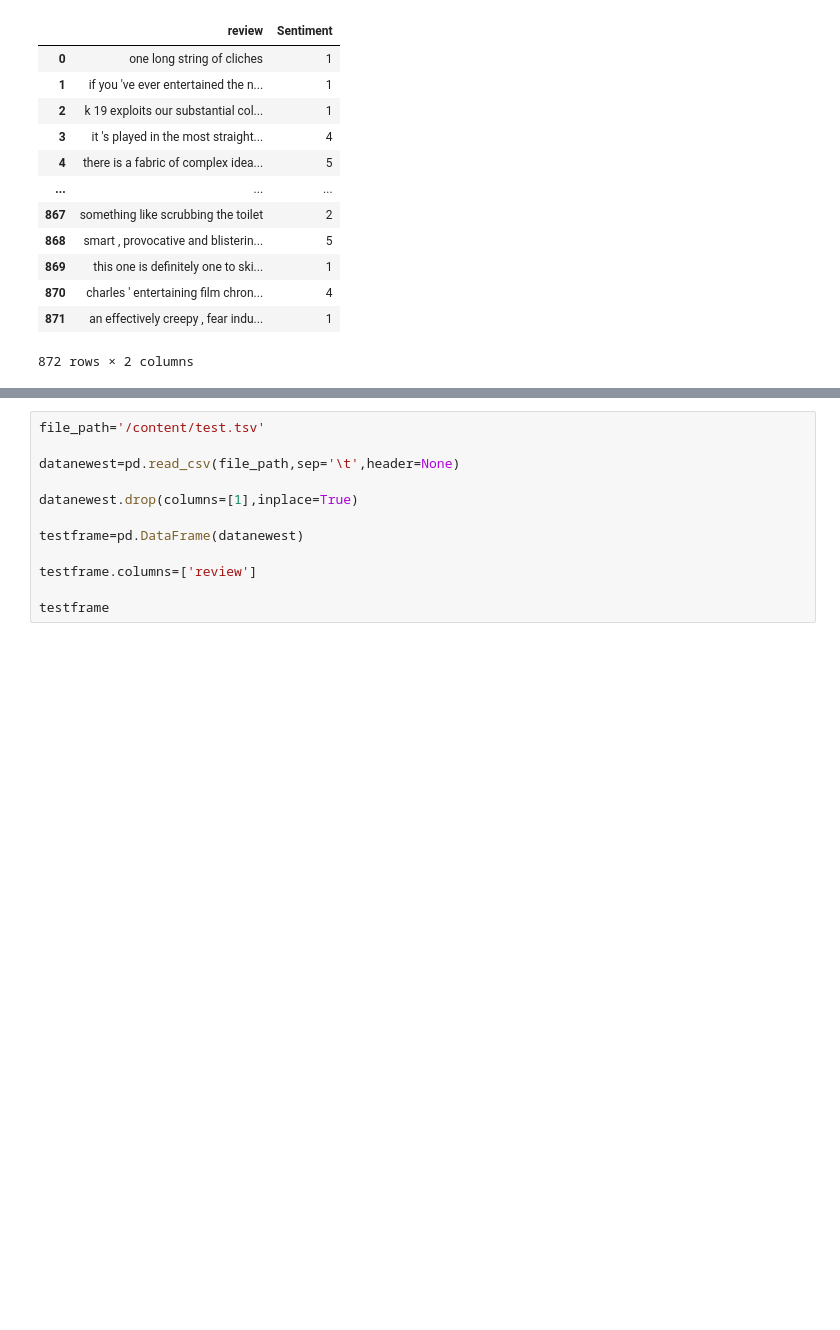
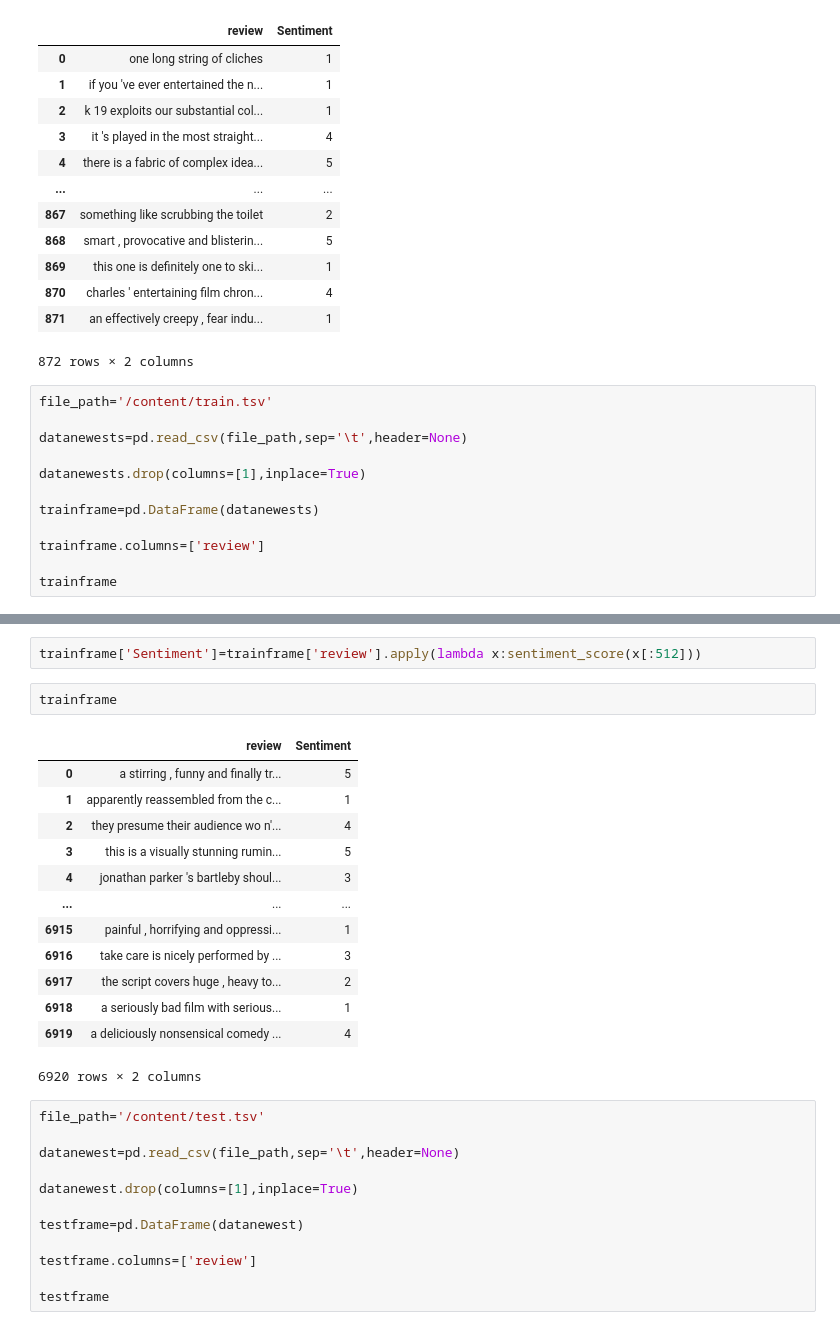
Before and after one commit to AhmedAdel7472/IBM, a Jupyter notebook: FinalProject/project.ipynb, the cells around one changed output, grey strips where cells are left out. Saved outputs shown, nothing was run; the diff lists cells and outputs as text; blank space fills up the shorter version.

```diff
--- a/FinalProject/project.ipynb
+++ b/FinalProject/project.ipynb
@@ -309,3 +391,15 @@ dataf
 | 870 | charles ' entertaining film chron... | 4 |
 | 871 | an effectively creepy , fear indu... | 1 |
 872 rows × 2 columns
+# %%
+file_path='/content/train.tsv'
+
+datanewests=pd.read_csv(file_path,sep='\t',header=None)
+
+datanewests.drop(columns=[1],inplace=True)
+
+trainframe=pd.DataFrame(datanewests)
+
+trainframe.columns=['review']
+
+trainframe
@@ -312,3 +420,21 @@ dataf
+# %%
+trainframe['Sentiment']=trainframe['review'].apply(lambda x:sentiment_score(x[:512]))
+# %%
+trainframe
+# %% [output]
+|  | review | Sentiment |
+| 0 | a stirring , funny and finally tr... | 5 |
+| 1 | apparently reassembled from the c... | 1 |
+| 2 | they presume their audience wo n'... | 4 |
+| 3 | this is a visually stunning rumin... | 5 |
+| 4 | jonathan parker 's bartleby shoul... | 3 |
+| ... | ... | ... |
+| 6915 | painful , horrifying and oppressi... | 1 |
+| 6916 | take care is nicely performed by ... | 3 |
+| 6917 | the script covers huge , heavy to... | 2 |
+| 6918 | a seriously bad film with serious... | 1 |
+| 6919 | a deliciously nonsensical comedy ... | 4 |
+6920 rows × 2 columns
 # %%
 file_path='/content/test.tsv'
 
```
Also changed, not shown: parts of 21 cells of this notebook, 1 other file.
